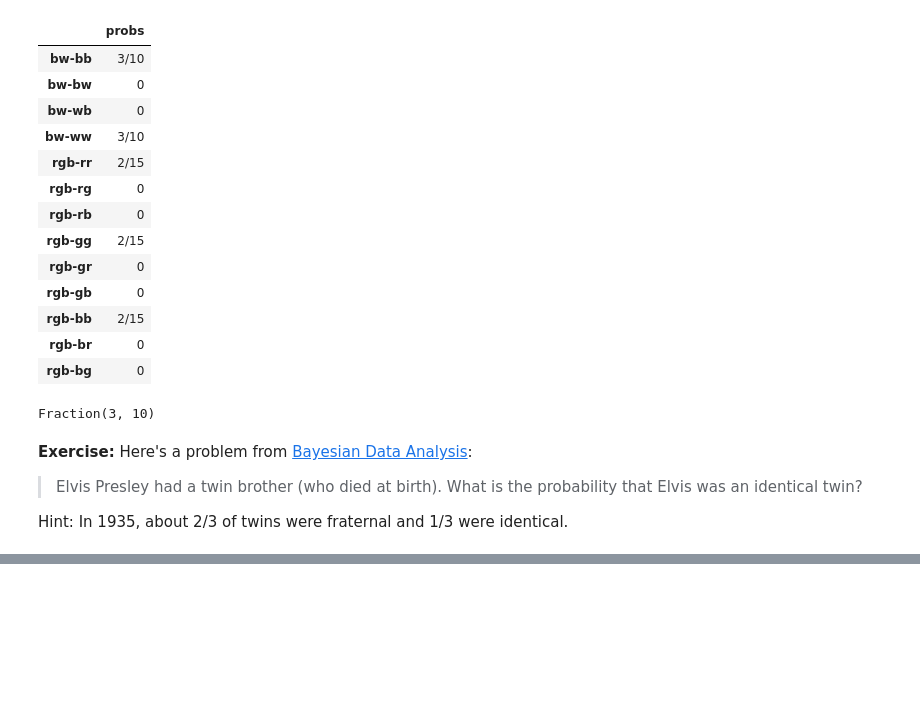
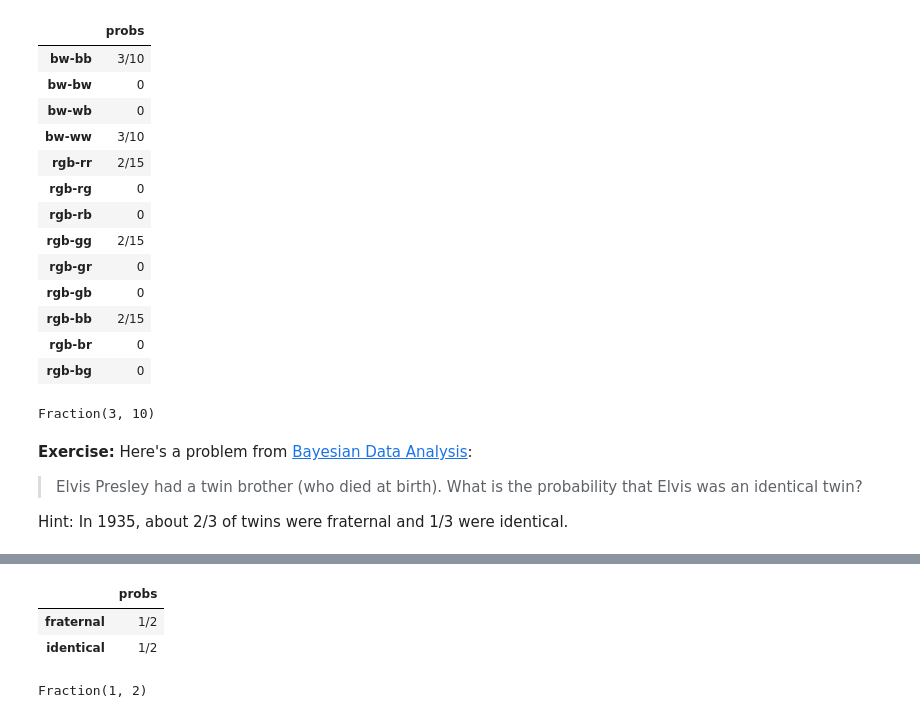
Before and after one commit to mrwizard82d1/think_bayes_2e, a Jupyter notebook: chap03.ipynb, the cells around one changed output, grey strips where cells are left out. Cells and saved outputs as stored; diff of their text form; code cells hidden in the pictures; blank space fills up the shorter version.

```diff
--- a/chap03.ipynb
+++ b/chap03.ipynb
@@ -689,0 +697,18 @@ Hint: In 1935, about 2/3 of twins were fraternal and 1/3 were identical.
+# %%
+# The data is "Elvis had a twin brother"
+data = 'twin brother'
+
+# The likelihood of the data given the two hypotheses is
+likelihood_twin_brother = [Fraction(1, 2), 1]
+
+posterior = prior * likelihood_twin_brother
+posterior.normalize()
+posterior
+# %% [output]
+|  | probs |
+| fraternal | 1/2 |
+| identical | 1/2 |
+# %%
+posterior['identical']
+# %% [output]
+Fraction(1, 2)
```
Also changed, not shown: parts of 4 cells of this notebook.
